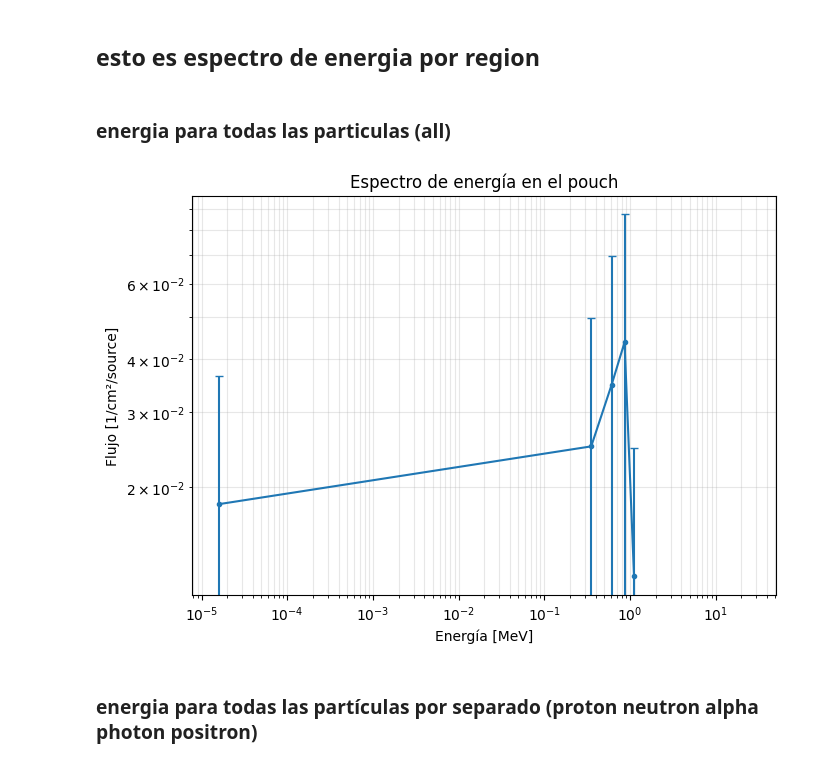
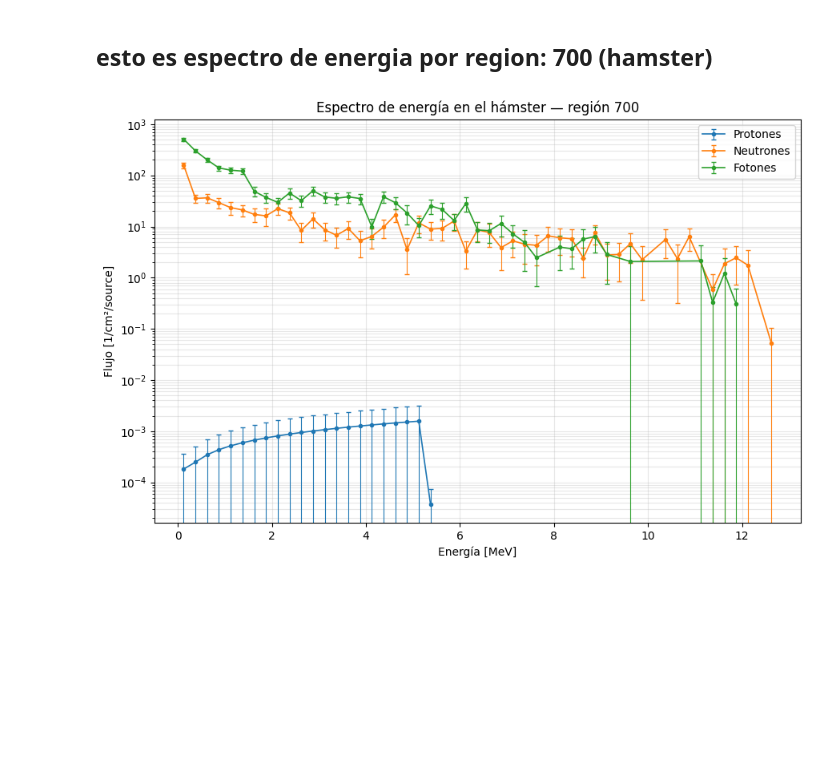
Before and after one commit to arirodriguez001/Laboratory-VI, a Jupyter notebook: Modelo irradiacion final/Modelo A/espectro_E_V0.ipynb, the cells around one changed output. Saved outputs shown, nothing was run; the diff lists cells and outputs as text; code cells hidden in the pictures; blank space fills up the shorter version.

```diff
--- a/Modelo irradiacion final/Modelo A/espectro_E_V0.ipynb
+++ b/Modelo irradiacion final/Modelo A/espectro_E_V0.ipynb
@@ -2,61 +2,81 @@
 import numpy as np
 import matplotlib.pyplot as plt
 # %% [markdown]
-## esto es espectro de energia por region
+## esto es espectro de energia por region: 700 (hamster)
-# %% [markdown]
-### energia para todas las particulas (all)
 # %%
 archivo = "energy_hamster_A.out"
 
+particulas = ["Protones", "Neutrones", "Alfas", "Fotones", "Positrones"]
+
 E = []
-flujo = []
-error = []
+flujos = {p: [] for p in particulas}
+errores = {p: [] for p in particulas}
+
+leyendo = False
 
 with open(archivo, "r", encoding="utf-8", errors="ignore") as f:
     for linea in f:
+        if linea.strip().startswith("#  e-lower"):
+            leyendo = True
+            continue
+
+        if leyendo and "sum over" in linea.lower():
+            break
+
+        if not leyendo:
+            continue
+
         partes = linea.split()
 
-        if len(partes) < 4:
+        if len(partes) != 12:
             continue
 
         try:
-            e1 = float(partes[0].replace("D", "E"))
-            e2 = float(partes[1].replace("D", "E"))
-            val = float(partes[2].replace("D", "E"))
-            err = float(partes[3].replace("D", "E"))
-        except:
+            valores = np.array(
+                [float(p.replace("D", "E")) for p in partes]
+            )
+        except ValueError:
             continue
 
-        E.append(np.sqrt(e1 * e2))
-        flujo.append(val)
-        error.append(err)
+        e1, e2 = valores[:2]
+        E.append((e1 + e2) / 2)
+
+        for i, particula in enumerate(particulas):
+            flujos[particula].append(valores[2 + 2 * i])
+            errores[particula].append(valores[3 + 2 * i])
 
 E = np.array(E)
-flujo = np.array(flujo)
-error = np.array(error)
 
-plt.figure(figsize=(7,5))
+plt.figure(figsize=(9, 6))
 
-plt.errorbar(
-    E,
-    flujo,
-    yerr=flujo * error,
-    fmt="o-",
-    capsize=3,
-    markersize=3
-)
+for particula in particulas:
+    y = np.array(flujos[particula])
+    err = np.array(errores[particula])
 
-plt.xscale("log")
+    mask = y > 0
+
+    if np.any(mask):
+        plt.errorbar(
+            E[mask],
+            y[mask],
+            yerr=y[mask] * err[mask],
+            fmt="o-",
+            markersize=3,
+            linewidth=1.2,
+            elinewidth=0.8,
+            capsize=2,
+            label=particula
+        )
+
 plt.yscale("log")
 
 plt.xlabel("Energía [MeV]")
 plt.ylabel("Flujo [1/cm²/source]")
-plt.title("Espectro de energía en el pouch")
+plt.title("Espectro de energía en el hámster — región 700")
 
 plt.grid(True, which="both", alpha=0.3)
+plt.legend()
 plt.tight_layout()
 plt.show()
 # %% [output]
-[figure, old version]
+[figure, new version]
-# %% [markdown]
-### energia para todas las partículas por separado (proton neutron alpha photon positron)
```
Also changed, not shown: parts of 14 cells of this notebook, 34 other files.
